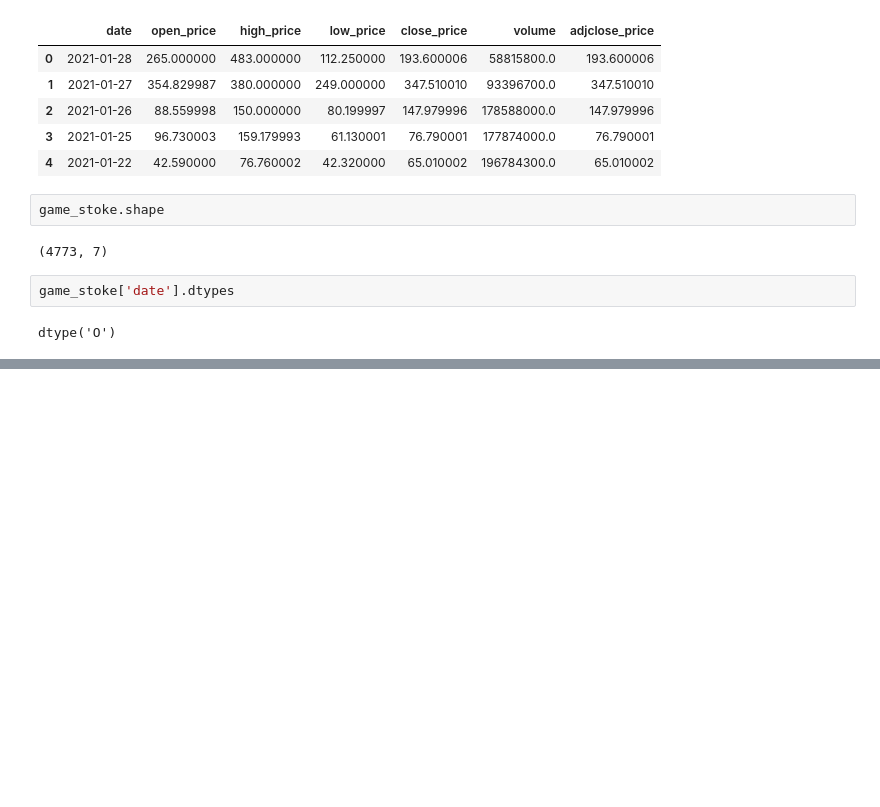
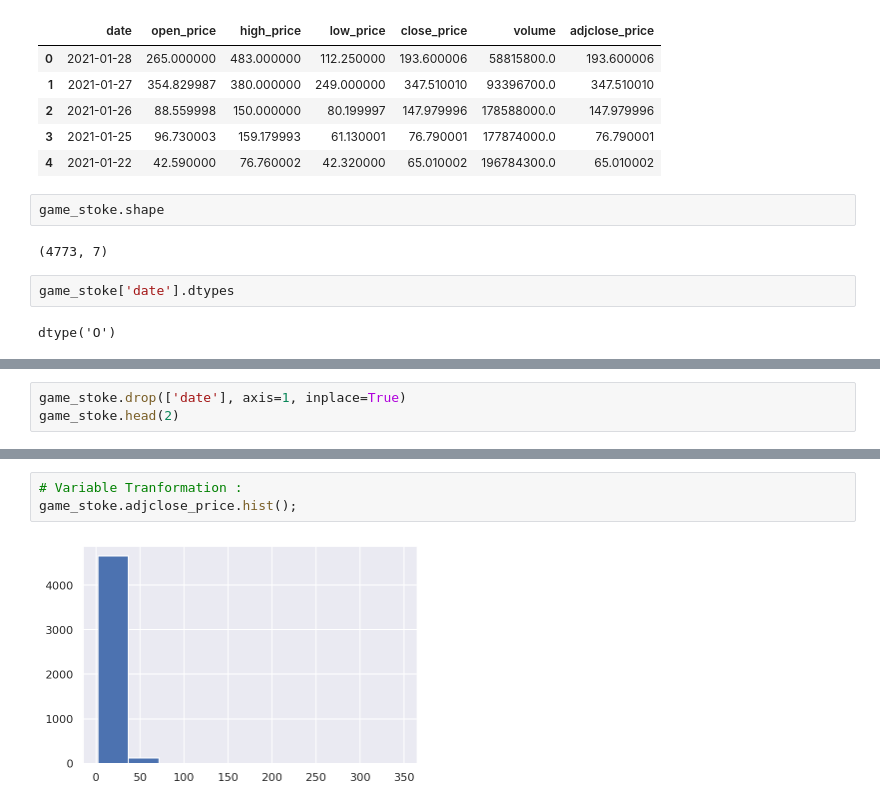
Before and after one commit to mohmaed7777/GameStop-Historical-Stock-Prices, a Jupyter notebook: GameStop_Historical_Stock_Prices.ipynb, the cells around one changed output, grey strips where cells are left out. Saved outputs shown, nothing was run; the diff lists cells and outputs as text; blank space fills up the shorter version.

```diff
--- a/GameStop_Historical_Stock_Prices.ipynb
+++ b/GameStop_Historical_Stock_Prices.ipynb
@@ -64,0 +91,3 @@ dtype('O')
+# %%
+game_stoke.drop(['date'], axis=1, inplace=True)
+game_stoke.head(2)
@@ -64,0 +110,5 @@ dtype('O')
+# %%
+# Variable Tranformation :
+game_stoke.adjclose_price.hist();
+# %% [output]
+[figure, added]
```
Also changed, not shown: parts of 26 cells of this notebook.
